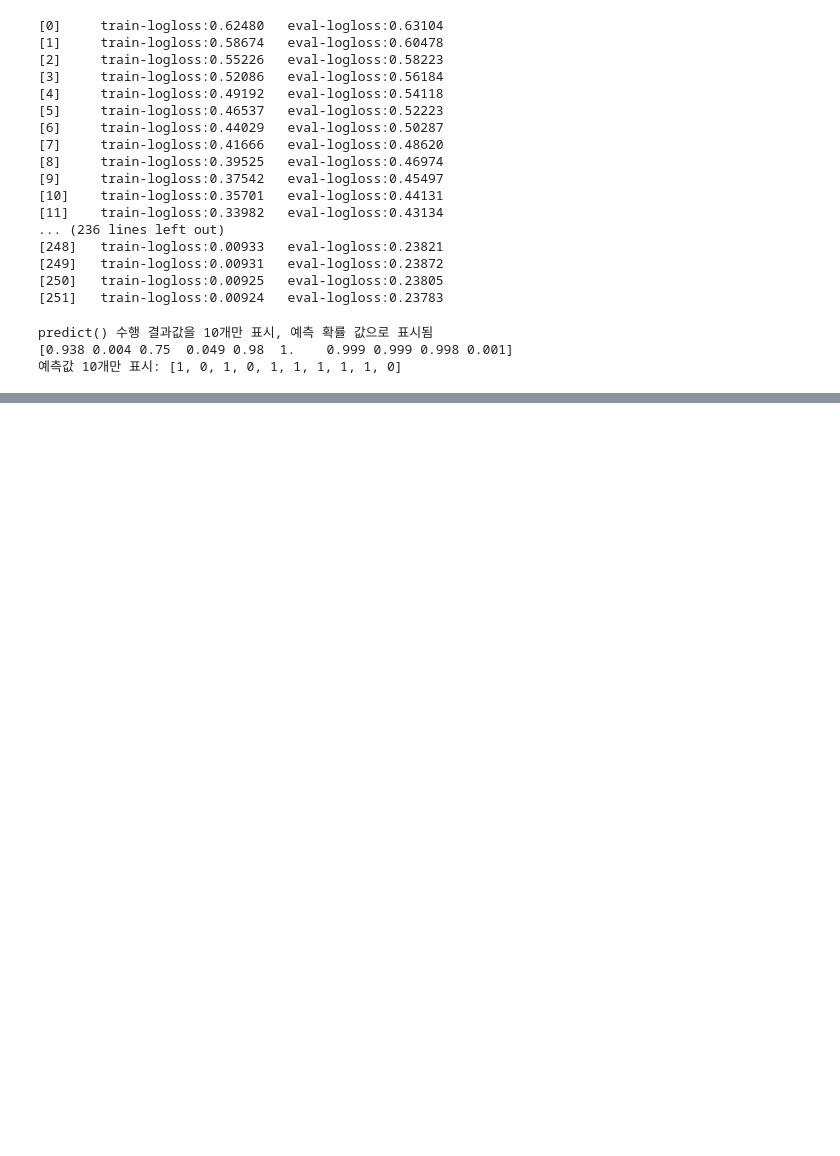
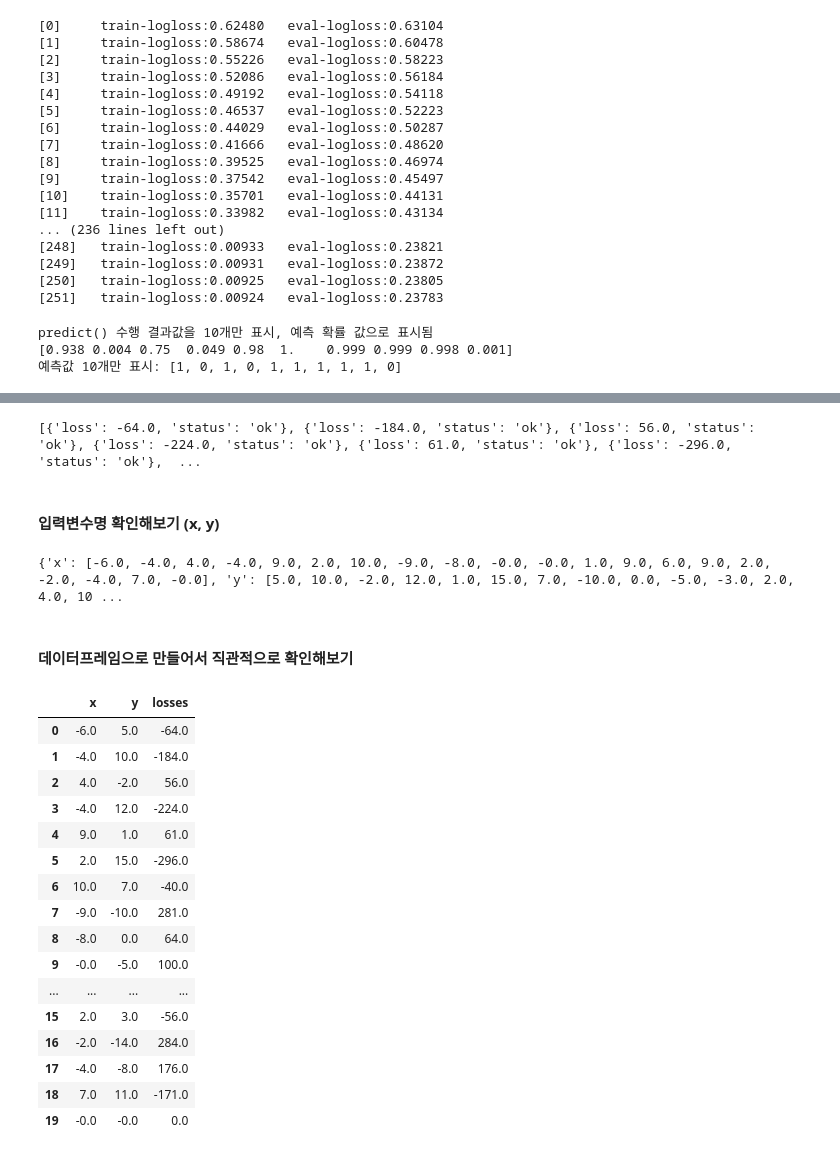
Before and after one commit to Jeeunun/MachineLearning_study, a Jupyter notebook: 데이터분석가가_반드시_알아야_할_모든것/3부.데이터분석하기/13.머신러닝_분석_방법론/10.앙상블학습.ipynb, the cells around one changed output, grey strips where cells are left out. Drawn from its saved outputs; the diff is of its cells as text; code cells hidden in the pictures; blank space fills up the shorter version.

```diff
--- a/데이터분석가가_반드시_알아야_할_모든것/3부.데이터분석하기/13.머신러닝_분석_방법론/10.앙상블학습.ipynb
+++ b/데이터분석가가_반드시_알아야_할_모든것/3부.데이터분석하기/13.머신러닝_분석_방법론/10.앙상블학습.ipynb
@@ -250,0 +379,6 @@ predict() 수행 결과값을 10개만 표시, 예측 확률 값으로 표시됨
+# %%
+# 입력 결괏값을 저장한 Trials 객체값 생성.
+trial_val = Trials()
+
+# 목적 함수의 최솟값을 반환하는 최적 입력 변숫값을 5번의 입력값 시도(max_evals=5)로 찾아냄.
+best_02 = fmin(fn=objective_func, space=search_space, algo=tpe.suggest, max_evals=20, trials=trial_val, rstate=np.random.default_rng(seed=0))
@@ -250,0 +391,15 @@ predict() 수행 결과값을 10개만 표시, 예측 확률 값으로 표시됨
+# %%
+# fmin()에 인자로 들어가는 Trials객체의 result 속성에 파이썬 리스트로 목적 함수 반환값들이 저장됨.
+# 리스트 내부의 개별 원소는 {'loss':함수 반환값, 'status':반환 상태값}와 같은 딕셔너리임.
+print(trial_val.results)
+# %% [output]
+[{'loss': -64.0, 'status': 'ok'}, {'loss': -184.0, 'status': 'ok'}, {'loss': 56.0, 'status': 'ok'}, {'loss': -224.0, 'status': 'ok'}, {'loss': 61.0, 'status': 'ok'}, {'loss': -296.0, 'status': 'ok'},  ...
+# %% [markdown]
+#### 입력변수명 확인해보기 (x, y)
+# %%
+# Trials 객체의 vals 속성에 {'입력변수명':개별 수행 시마다 입력되 값 리스트} 형태로 저장됨.
+print(trial_val.vals)
+# %% [output]
+{'x': [-6.0, -4.0, 4.0, -4.0, 9.0, 2.0, 10.0, -9.0, -8.0, -0.0, -0.0, 1.0, 9.0, 6.0, 9.0, 2.0, -2.0, -4.0, 7.0, -0.0], 'y': [5.0, 10.0, -2.0, 12.0, 1.0, 15.0, 7.0, -10.0, 0.0, -5.0, -3.0, 2.0, 4.0, 10 ...
+# %% [markdown]
+#### 데이터프레임으로 만들어서 직관적으로 확인해보기
@@ -250,0 +408,25 @@ predict() 수행 결과값을 10개만 표시, 예측 확률 값으로 표시됨
+# %%
+# results에서 loss 키값에 해당하는 밸류들을 추출하여 list로 생성.
+losses = [loss_dict['loss'] for loss_dict in trial_val.results]
+
+# DataFrame 생성.
+result_df = pd.DataFrame({'x':trial_val.vals['x'], 'y':trial_val.vals['y'], 'losses':losses})
+result_df
+# %% [output]
+|  | x | y | losses |
+| 0 | -6.0 | 5.0 | -64.0 |
+| 1 | -4.0 | 10.0 | -184.0 |
+| 2 | 4.0 | -2.0 | 56.0 |
+| 3 | -4.0 | 12.0 | -224.0 |
+| 4 | 9.0 | 1.0 | 61.0 |
+| 5 | 2.0 | 15.0 | -296.0 |
+| 6 | 10.0 | 7.0 | -40.0 |
+| 7 | -9.0 | -10.0 | 281.0 |
+| 8 | -8.0 | 0.0 | 64.0 |
+| 9 | -0.0 | -5.0 | 100.0 |
+| ... | ... | ... | ... |
+| 15 | 2.0 | 3.0 | -56.0 |
+| 16 | -2.0 | -14.0 | 284.0 |
+| 17 | -4.0 | -8.0 | 176.0 |
+| 18 | 7.0 | 11.0 | -171.0 |
+| 19 | -0.0 | -0.0 | 0.0 |
```
Also changed, not shown: parts of 36 cells of this notebook.
